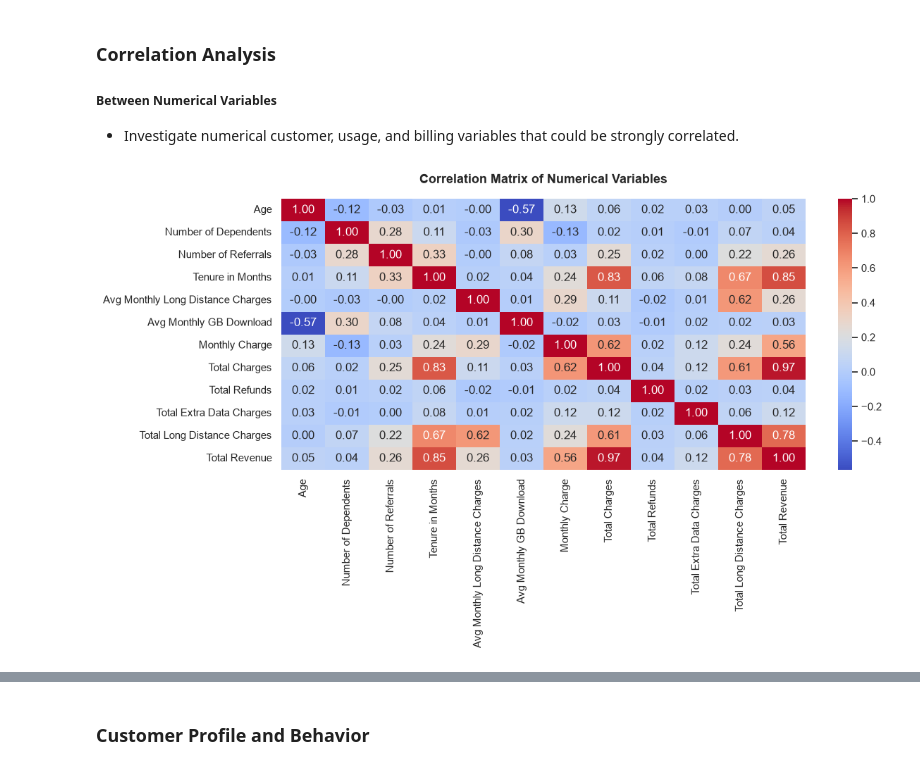
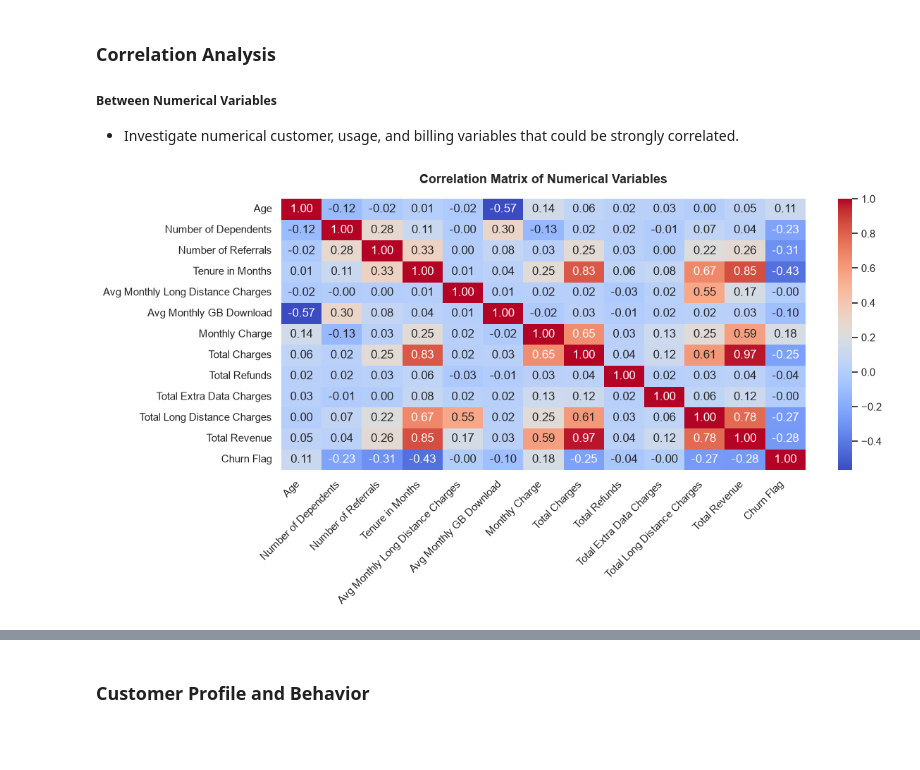
Before and after one commit to pendergataxel/telecom-customer-churn-analysis, a Jupyter notebook: notebooks/03_bivariate_and_churn_drivers.ipynb, the cells around one changed output, grey strips where cells are left out. Saved outputs shown, nothing was run; the diff lists cells and outputs as text; code cells hidden in the pictures; blank space fills up the shorter version.

```diff
--- a/notebooks/03_bivariate_and_churn_drivers.ipynb
+++ b/notebooks/03_bivariate_and_churn_drivers.ipynb
@@ -44,32 +44,42 @@ plt.rcParams['axes.spines.right'] = False
 ##### Between Numerical Variables
 - Investigate numerical customer, usage, and billing variables that could be strongly correlated.
 # %%
-numerical_churn_df = (churn_df[['Age', 'Number of Dependents', 'Number of Referrals',
+numeric_cols = ['Age', 'Number of Dependents', 'Number of Referrals',
                                 'Tenure in Months', 'Avg Monthly Long Distance Charges',
                                 'Avg Monthly GB Download', 'Monthly Charge', 'Total Charges',
                                 'Total Refunds', 'Total Extra Data Charges', 'Total Long Distance Charges',
-                                'Total Revenue']])
+                                'Total Revenue']
+
+numeric_churn_df = churn_df[numeric_cols].copy()
+
+# Add churn flag to see numeric correlation with leaving
+# Filter out newly 'Joined' customers so it remains a pure Stayed vs Churned comparison
+numeric_churn_df['Churn Flag'] = churn_df['Customer Status'].map(
+    {
+        'Churned': 1, 'Stayed':0
+    }
+)
 
 # Set structural zeros to nan for service-specific correlation analysis
-numerical_churn_df['Avg Monthly GB Download'] = np.where(
+numeric_churn_df['Avg Monthly GB Download'] = np.where(
     churn_df['Internet Service'] == False,
-    np.nan, churn_df['Avg Monthly GB Download']
+    np.nan, numeric_churn_df['Avg Monthly GB Download']
 )
 
-numerical_churn_df['Avg Monthly Long Distance Charges'] = np.where(
-    churn_df['Internet Service'] == False,
-    np.nan, churn_df['Avg Monthly Long Distance Charges']
+numeric_churn_df['Avg Monthly Long Distance Charges'] = np.where(
+    churn_df['Phone Service'] == False,
+    np.nan, numeric_churn_df['Avg Monthly Long Distance Charges']
 )
 
 plt.figure(figsize=(12, 5))
 sns.heatmap(
-    numerical_churn_df.corr(),
+    numeric_churn_df.corr(),
     annot=True,
     cmap='coolwarm',
     fmt='.2f'
 )
 
-plt.xticks(rotation=90)
+plt.xticks(rotation=45, ha='right')
 plt.title('Correlation Matrix of Numerical Variables');
 # %% [output]
-[figure, old version]
+[figure, new version]
```
Also changed, not shown: parts of 48 cells of this notebook.
